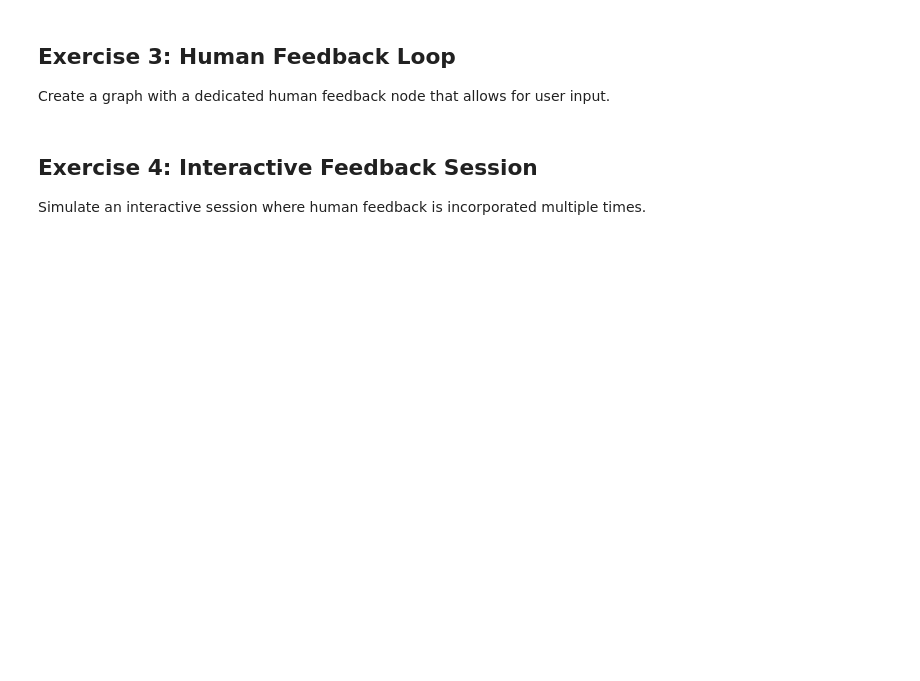
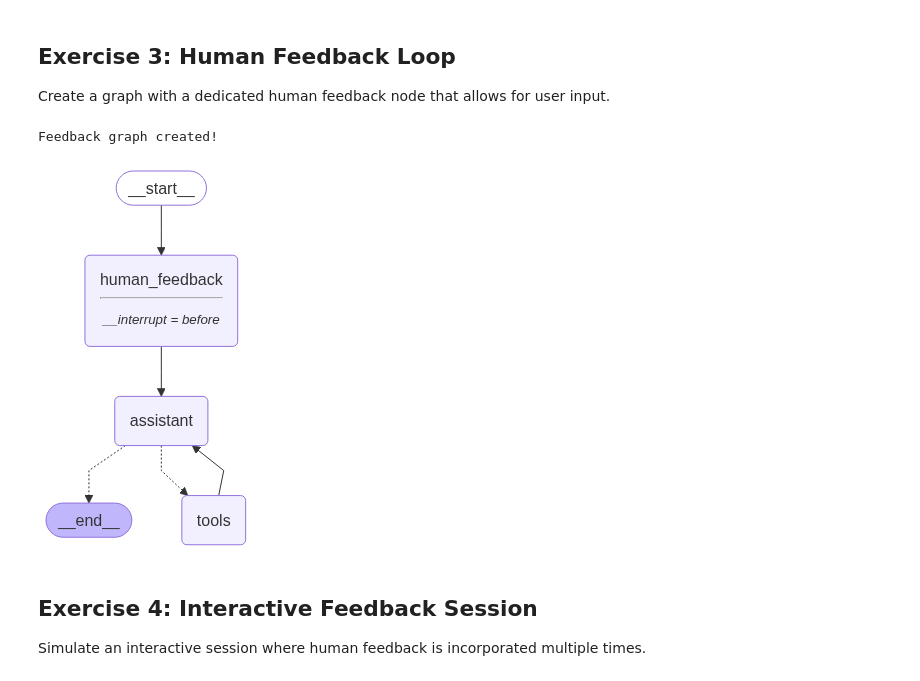
Before and after one commit to teristam/langchain-academy, a Jupyter notebook: module-3/edit-state-human-feedback-exercise.ipynb, the cells around one changed output. Cells and saved outputs as stored; diff of their text form; code cells hidden in the pictures; blank space fills up the shorter version.

```diff
--- a/module-3/edit-state-human-feedback-exercise.ipynb
+++ b/module-3/edit-state-human-feedback-exercise.ipynb
@@ -111,17 +122,29 @@ Create a graph with a dedicated human feedback node that allows for user input.
 # %%
 # TODO: Create a no-op human feedback node
 def human_feedback(state: MessagesState):
     # This is a placeholder - the actual feedback comes via update_state
     pass
 
 # TODO: Build graph with human feedback node
 # Structure: START -> human_feedback -> assistant -> tools -> human_feedback (loop)
 feedback_builder = StateGraph(MessagesState)
 # Add your nodes and edges with human_feedback integrated
 
-feedback_graph = None  # Replace with compiled graph
+feedback_builder.add_node('assistant', assistant)
+feedback_builder.add_node('tools', ToolNode(tools=tools))
+feedback_builder.add_node('human_feedback', human_feedback)
+feedback_builder.add_edge(START, 'human_feedback')
+feedback_builder.add_edge('human_feedback', 'assistant')
+feedback_builder.add_conditional_edges('assistant', tools_condition)
+feedback_builder.add_edge('tools', 'assistant')
+
+feedback_graph = feedback_builder.compile(checkpointer=memory, interrupt_before=['human_feedback'])  # Replace with compiled graph
 
 print("Feedback graph created!")
+display(Image(feedback_graph.get_graph(xray=True).draw_mermaid_png()))
+# %% [output]
+Feedback graph created!
+[figure, added]
 # %% [markdown]
 ## Exercise 4: Interactive Feedback Session
 
```
Also changed, not shown: parts of 3 cells of this notebook, 5 other files.
